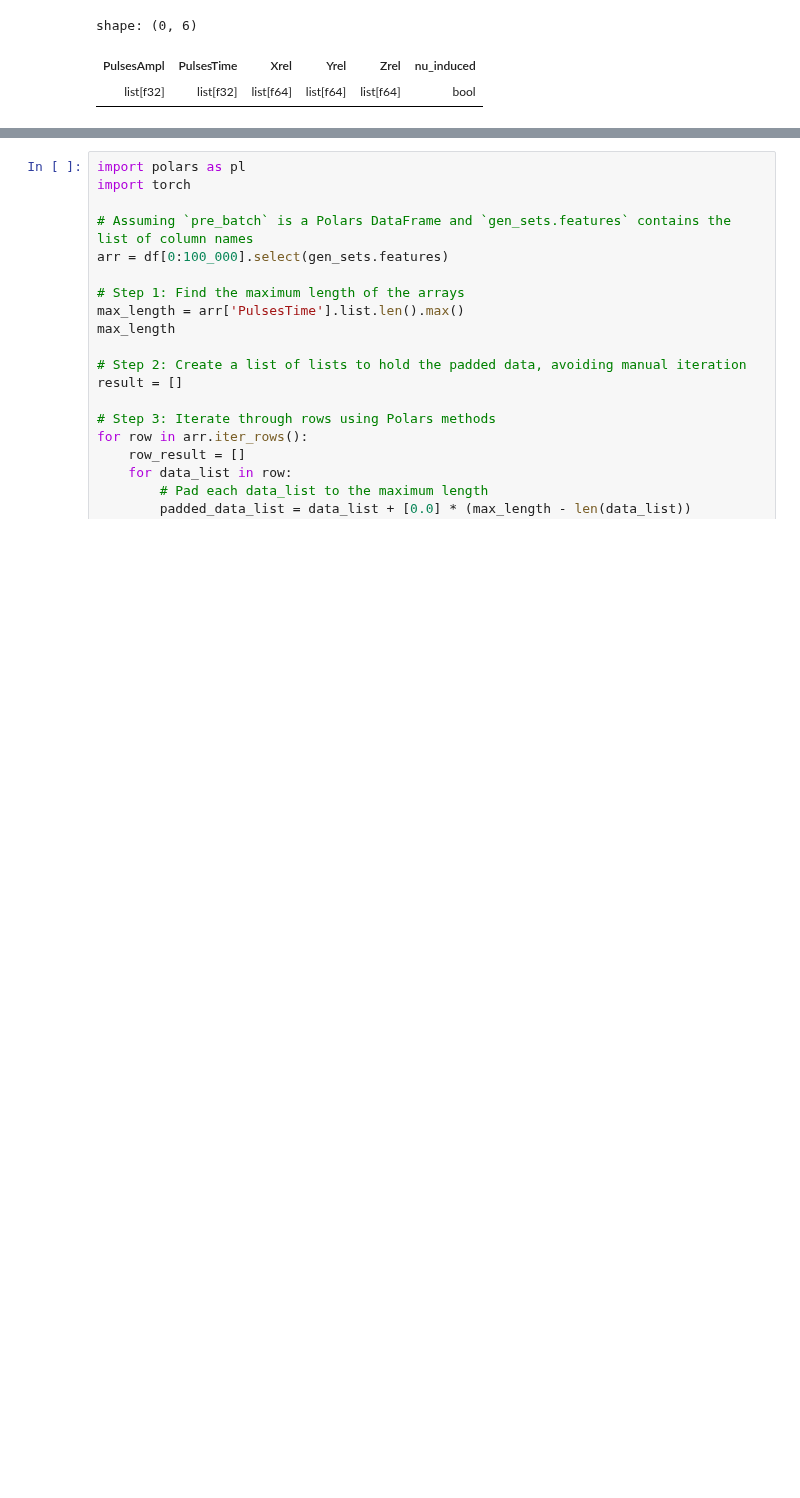
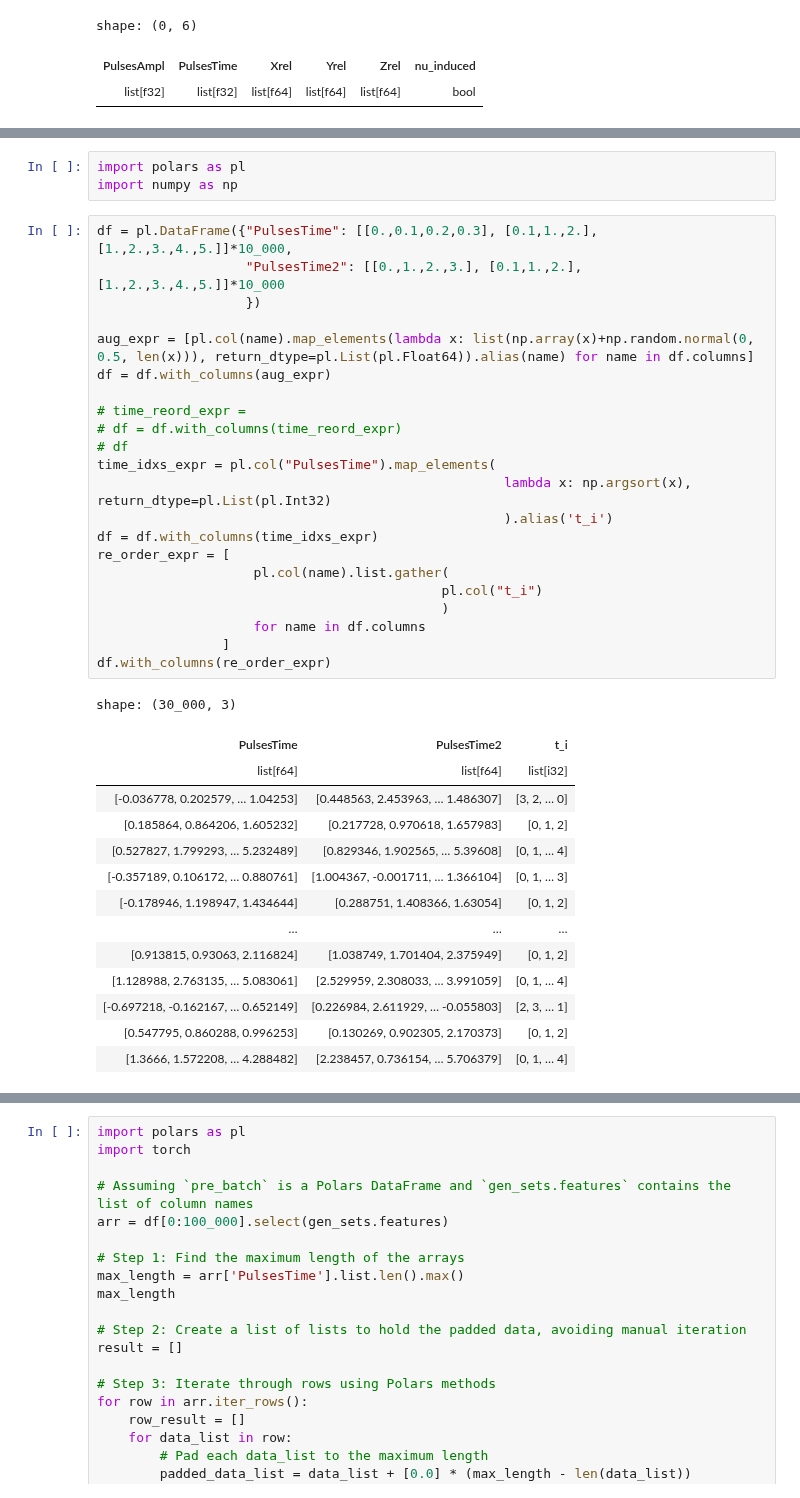
Before and after one commit to ml-inr/Baikal-ML, a Jupyter notebook: ipynb_tests/test_generator.ipynb, the cells around one changed output, grey strips where cells are left out. Saved outputs shown, nothing was run; the diff lists cells and outputs as text; blank space fills up the shorter version.

```diff
--- a/ipynb_tests/test_generator.ipynb
+++ b/ipynb_tests/test_generator.ipynb
@@ -118,0 +100,40 @@ shape: (256, 5)
+# %%
+import polars as pl
+import numpy as np
+# %%
+df = pl.DataFrame({"PulsesTime": [[0.,0.1,0.2,0.3], [0.1,1.,2.], [1.,2.,3.,4.,5.]]*10_000,
+                   "PulsesTime2": [[0.,1.,2.,3.], [0.1,1.,2.], [1.,2.,3.,4.,5.]]*10_000
+                   })
+
+aug_expr = [pl.col(name).map_elements(lambda x: list(np.array(x)+np.random.normal(0, 0.5, len(x))), return_dtype=pl.List(pl.Float64)).alias(name) for name in df.columns]
+df = df.with_columns(aug_expr)
+
+# time_reord_expr =
+# df = df.with_columns(time_reord_expr)
+# df
+time_idxs_expr = pl.col("PulsesTime").map_elements(
+                                                    lambda x: np.argsort(x), return_dtype=pl.List(pl.Int32)
+                                                    ).alias('t_i')
+df = df.with_columns(time_idxs_expr)
+re_order_expr = [
+                    pl.col(name).list.gather(
+                                            pl.col("t_i")
+                                            )
+                    for name in df.columns
+                ]
+df.with_columns(re_order_expr)
+# %% [output]
+shape: (30_000, 3)
+| PulsesTime | PulsesTime2 | t_i |
+| list[f64] | list[f64] | list[i32] |
+| [-0.036778, 0.202579, … 1.04253] | [0.448563, 2.453963, … 1.486307] | [3, 2, … 0] |
+| [0.185864, 0.864206, 1.605232] | [0.217728, 0.970618, 1.657983] | [0, 1, 2] |
+| [0.527827, 1.799293, … 5.232489] | [0.829346, 1.902565, … 5.39608] | [0, 1, … 4] |
+| [-0.357189, 0.106172, … 0.880761] | [1.004367, -0.001711, … 1.366104] | [0, 1, … 3] |
+| [-0.178946, 1.198947, 1.434644] | [0.288751, 1.408366, 1.63054] | [0, 1, 2] |
+| … | … | … |
+| [0.913815, 0.93063, 2.116824] | [1.038749, 1.701404, 2.375949] | [0, 1, 2] |
+| [1.128988, 2.763135, … 5.083061] | [2.529959, 2.308033, … 3.991059] | [0, 1, … 4] |
+| [-0.697218, -0.162167, … 0.652149] | [0.226984, 2.611929, … -0.055803] | [2, 3, … 1] |
+| [0.547795, 0.860288, 0.996253] | [0.130269, 0.902305, 2.170373] | [0, 1, 2] |
+| [1.3666, 1.572208, … 4.288482] | [2.238457, 0.736154, … 5.706379] | [0, 1, … 4] |
```
Also changed, not shown: parts of 5 cells of this notebook, 3 other files.
